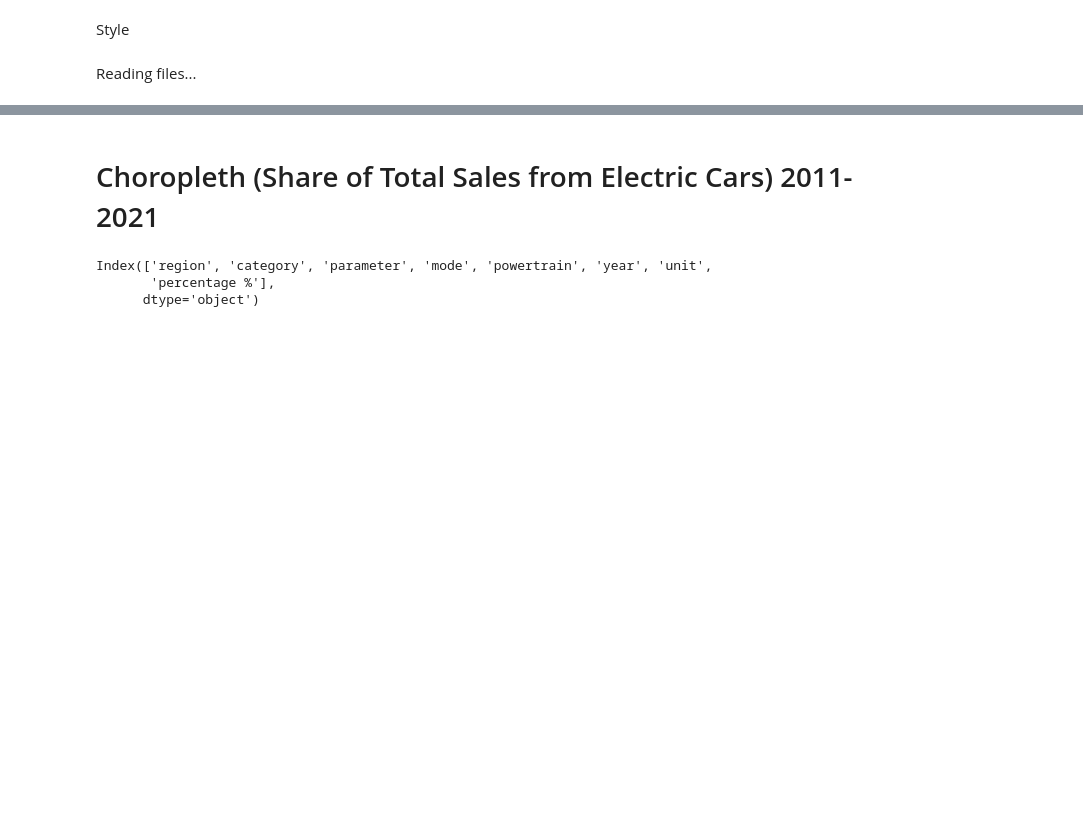
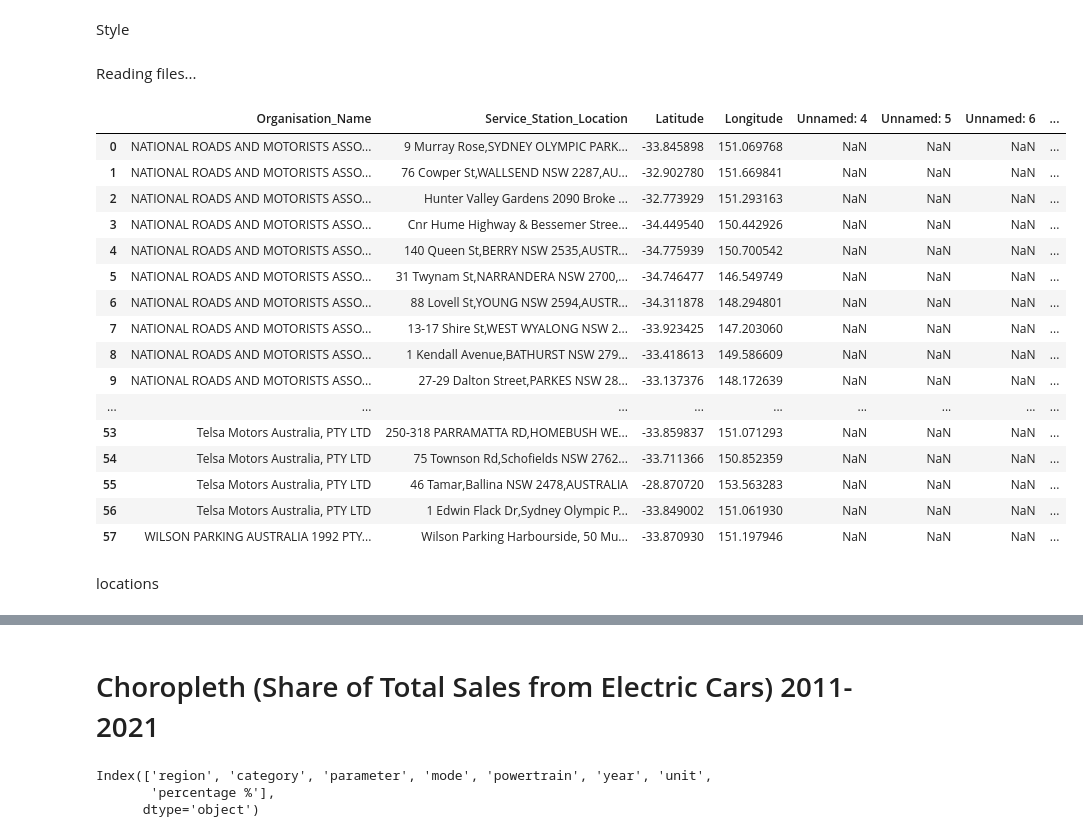
Before and after one commit to aaroln/ev, a Jupyter notebook: presentation.ipynb, the cells around one changed output, grey strips where cells are left out. Drawn from its saved outputs; the diff is of its cells as text; code cells hidden in the pictures; blank space fills up the shorter version.

```diff
--- a/presentation.ipynb
+++ b/presentation.ipynb
@@ -44,3 +45,27 @@ energy = pd.read_csv("energy.csv")
 renewable_share = pd.read_csv("renewable-share-energy.csv")
 # %%
 share_elec = pd.read_csv("share-electricity-renewables.csv")
+# %%
+loc = pd.read_csv("locations.csv")
+
+loc
+# %% [output]
+|  | Organisation_Name | Service_Station_Location | Latitude | Longitude | Unnamed: 4 | Unnamed: 5 | Unnamed: 6 | ... |
+| 0 | NATIONAL ROADS AND MOTORISTS ASSO... | 9 Murray Rose,SYDNEY OLYMPIC PARK... | -33.845898 | 151.069768 | NaN | NaN | NaN | ... |
+| 1 | NATIONAL ROADS AND MOTORISTS ASSO... | 76 Cowper St,WALLSEND NSW 2287,AU... | -32.902780 | 151.669841 | NaN | NaN | NaN | ... |
+| 2 | NATIONAL ROADS AND MOTORISTS ASSO... | Hunter Valley Gardens 2090 Broke ... | -32.773929 | 151.293163 | NaN | NaN | NaN | ... |
+| 3 | NATIONAL ROADS AND MOTORISTS ASSO... | Cnr Hume Highway & Bessemer Stree... | -34.449540 | 150.442926 | NaN | NaN | NaN | ... |
+| 4 | NATIONAL ROADS AND MOTORISTS ASSO... | 140 Queen St,BERRY NSW 2535,AUSTR... | -34.775939 | 150.700542 | NaN | NaN | NaN | ... |
+| 5 | NATIONAL ROADS AND MOTORISTS ASSO... | 31 Twynam St,NARRANDERA NSW 2700,... | -34.746477 | 146.549749 | NaN | NaN | NaN | ... |
+| 6 | NATIONAL ROADS AND MOTORISTS ASSO... | 88 Lovell St,YOUNG NSW 2594,AUSTR... | -34.311878 | 148.294801 | NaN | NaN | NaN | ... |
+| 7 | NATIONAL ROADS AND MOTORISTS ASSO... | 13-17 Shire St,WEST WYALONG NSW 2... | -33.923425 | 147.203060 | NaN | NaN | NaN | ... |
+| 8 | NATIONAL ROADS AND MOTORISTS ASSO... | 1 Kendall Avenue,BATHURST NSW 279... | -33.418613 | 149.586609 | NaN | NaN | NaN | ... |
+| 9 | NATIONAL ROADS AND MOTORISTS ASSO... | 27-29 Dalton Street,PARKES NSW 28... | -33.137376 | 148.172639 | NaN | NaN | NaN | ... |
+| ... | ... | ... | ... | ... | ... | ... | ... | ... |
+| 53 | Telsa Motors Australia, PTY LTD | 250-318 PARRAMATTA RD,HOMEBUSH WE... | -33.859837 | 151.071293 | NaN | NaN | NaN | ... |
+| 54 | Telsa Motors Australia, PTY LTD | 75 Townson Rd,Schofields NSW 2762... | -33.711366 | 150.852359 | NaN | NaN | NaN | ... |
+| 55 | Telsa Motors Australia, PTY LTD | 46 Tamar,Ballina NSW 2478,AUSTRALIA | -28.870720 | 153.563283 | NaN | NaN | NaN | ... |
+| 56 | Telsa Motors Australia, PTY LTD | 1 Edwin Flack Dr,Sydney Olympic P... | -33.849002 | 151.061930 | NaN | NaN | NaN | ... |
+| 57 | WILSON PARKING AUSTRALIA 1992 PTY... | Wilson Parking Harbourside, 50 Mu... | -33.870930 | 151.197946 | NaN | NaN | NaN | ... |
+# %% [markdown]
+locations
```
Also changed, not shown: parts of 4 cells of this notebook.
